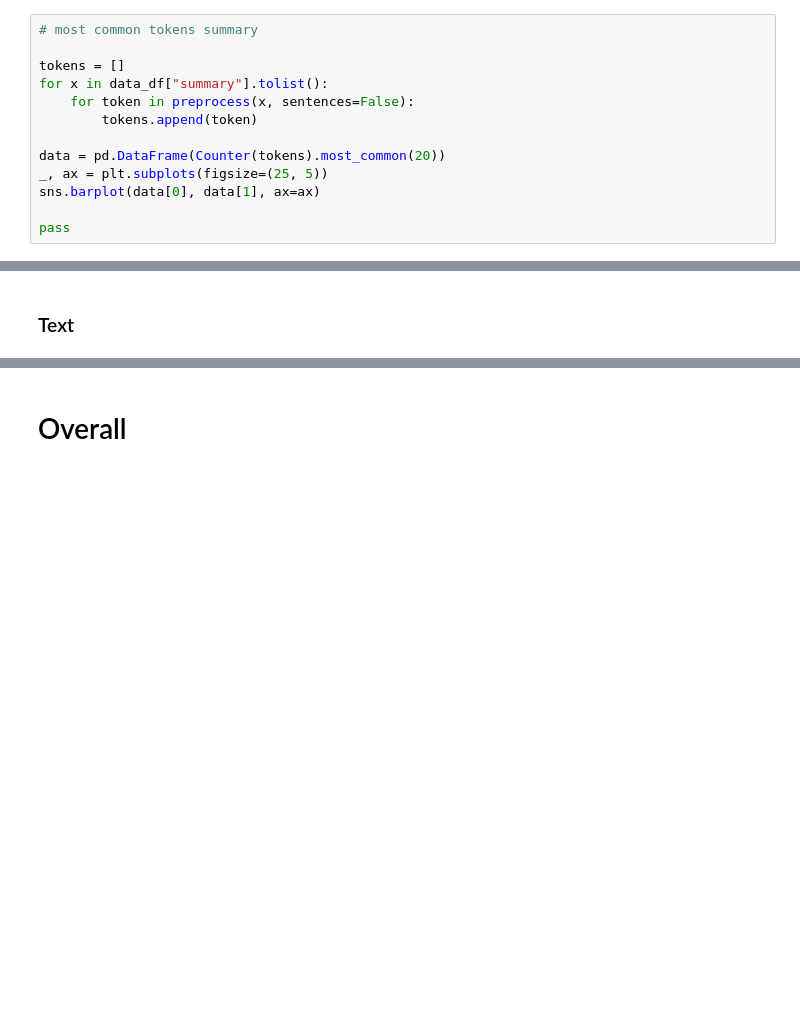
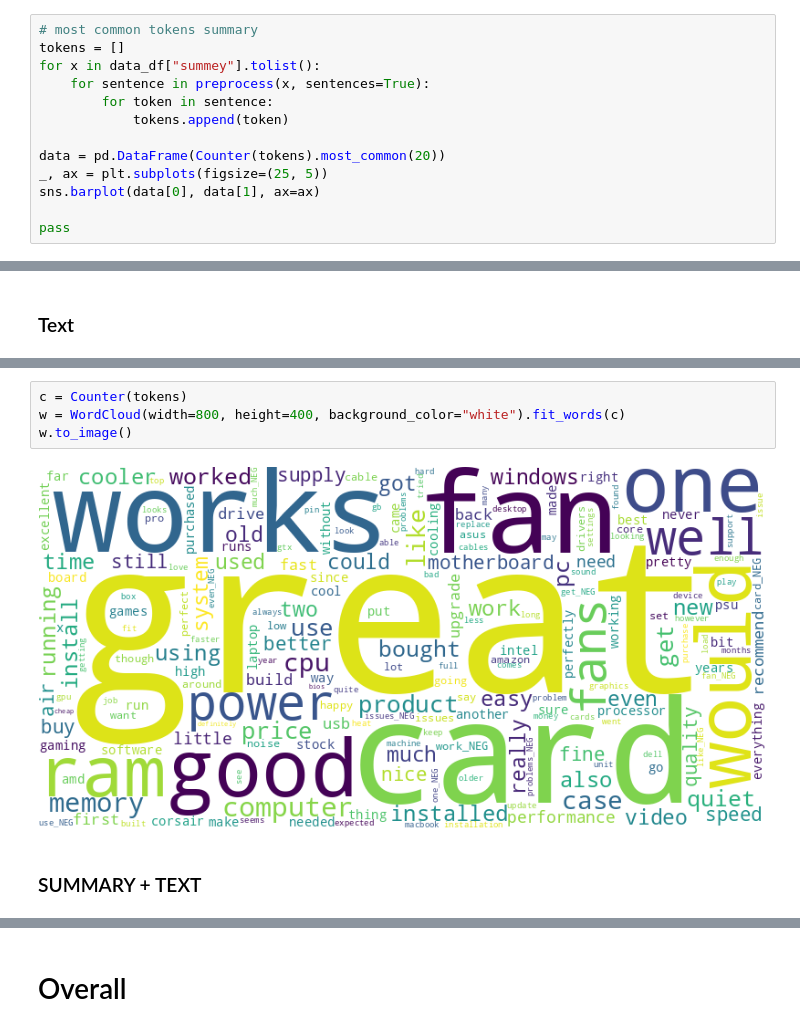
Before and after one commit to saiteki-kai/amazon-reviews, a Jupyter notebook: notebooks/01_eda.ipynb, the cells around one changed output, grey strips where cells are left out. Saved outputs shown, nothing was run; the diff lists cells and outputs as text; blank space fills up the shorter version.

```diff
--- a/notebooks/01_eda.ipynb
+++ b/notebooks/01_eda.ipynb
@@ -556,10 +606,10 @@ Name: summary, dtype: string
 # %%
 # most common tokens summary
-
 tokens = []
-for x in data_df["summary"].tolist():
-    for token in preprocess(x, sentences=False):
-        tokens.append(token)
+for x in data_df["summey"].tolist():
+    for sentence in preprocess(x, sentences=True):
+        for token in sentence:
+            tokens.append(token)
 
 data = pd.DataFrame(Counter(tokens).most_common(20))
 _, ax = plt.subplots(figsize=(25, 5))
@@ -589,0 +700,8 @@ pass
+# %%
+c = Counter(tokens)
+w = WordCloud(width=800, height=400, background_color="white").fit_words(c)
+w.to_image()
+# %% [output]
+[figure, added]
+# %% [markdown]
+### SUMMARY + TEXT
```
Also changed, not shown: parts of 13 cells of this notebook.
